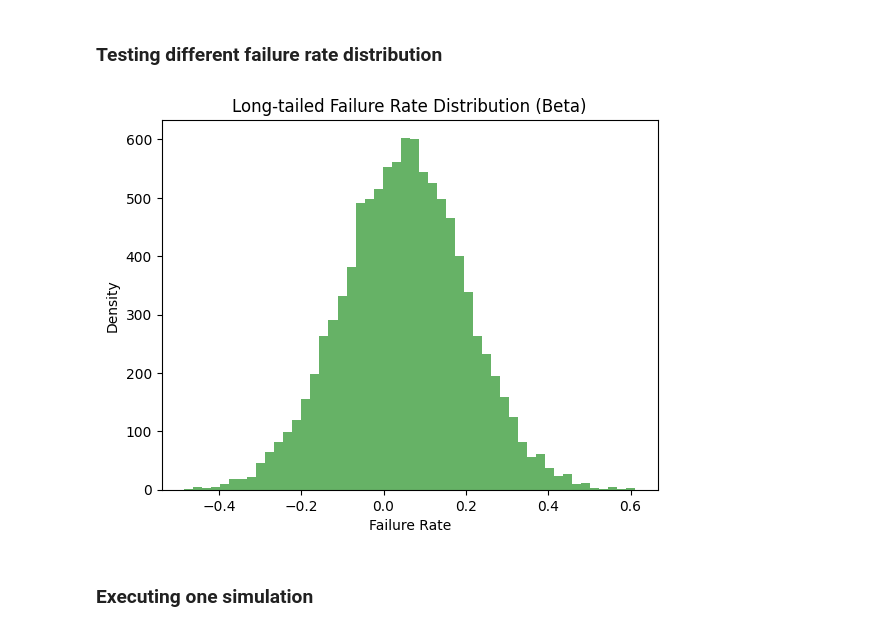
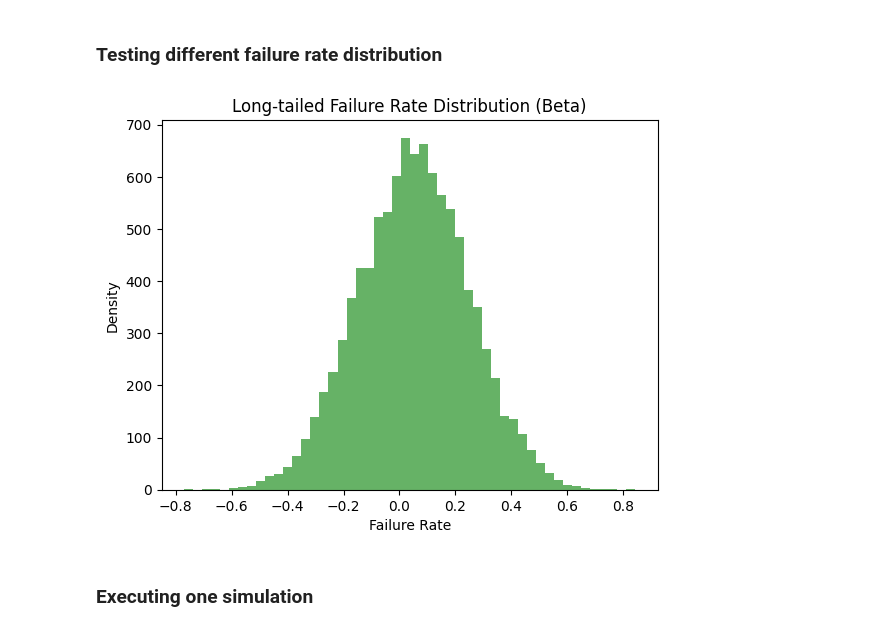
Before and after one commit to RedChainLab/Reliability-Is-Blind-Collective-Incentives, a Jupyter notebook: 2024-08-22_Simulation_Scope/02-Simulation-Environment-Reputation.ipynb, the cells around one changed output. Cells and saved outputs as stored; diff of their text form; code cells hidden in the pictures.

```diff
--- a/2024-08-22_Simulation_Scope/02-Simulation-Environment-Reputation.ipynb
+++ b/2024-08-22_Simulation_Scope/02-Simulation-Environment-Reputation.ipynb
@@ -82,7 +83,7 @@ MONTE_CARLO_RUNS = 50  # Number of Monte Carlo simulations
 # %%
 # Testing normal distribution ------------------------------------------
 # Using a normal distribution with mean 0.18 (average failure rate) and a small std dev of 0.05
-mu, sigma = 0.05, 0.15
+mu, sigma = 0.05, 0.20
 p_fail_distribution = np.random.normal(mu, sigma, 10000)
 
 
@@ -99,34 +100,34 @@ lambda_exponential = 1.0 / 6.0  # Mean time between failures (inverse of average
 # Poisson distribution is a discrete distribution, so we can't use it directly for failure rates
 # lambda_poisson = 0.18  # Average actor failure rate
 # p_fail_distribution = np.random.poisson(lambda_poisson, 10000)
 
 # Testing pareto distribution ------------------------------------------
 # Using a Pareto distribution with shape parameter `b=2` (the smaller the shape, the heavier the tail)
 b = 0.5
 scale = 0.001  # Set scale to reflect the typical range of values around the failure rate
 # p_fail_distribution = pareto.rvs(b, scale=scale, size=10000)
 
 # Testing continuous distribution ----------------------------------
 # p_fail_distribution = [i/10000.0 for i in range(5000)]
 # It seems that for a continuous distribution going from 0 to 0.3605 is the tipping point to ruining everyone
 # This correspond to an average actor failure rate of 0.18025
 # We notice that almost all actors are being evicted from the system at around task 600, until there is only 4 actors left.
 # It seems that if one of those actors is faulty, the system never recovers, but if we reach that point with only reliable actors,
 # then the system progressively recovers and then grows up to new highs.
 
 # Testing binary distribution (0 or 1) ------------------------------
 # p_fail_distribution = [0 for _ in range(1000)] + [1 for _ in range(1000)]
 # We try to get the same average failure rate as the continuous distribution, but with a binary distribution
 # Not the same behaviour, tt seem that the average actor failure rate is not the most important factor ?
 
 # Plotting test distribution
 plt.hist(p_fail_distribution, bins=50, density=False, alpha=0.6, color='g')
 plt.title("Long-tailed Failure Rate Distribution (Beta)")
 plt.xlabel("Failure Rate")
 plt.ylabel("Density")
 plt.show()
 # %% [output]
-[figure, old version]
+[figure, new version]
 # %% [markdown]
 ### Executing one simulation
 # %%
```
Also changed, not shown: parts of 15 cells of this notebook, 1 other file.
